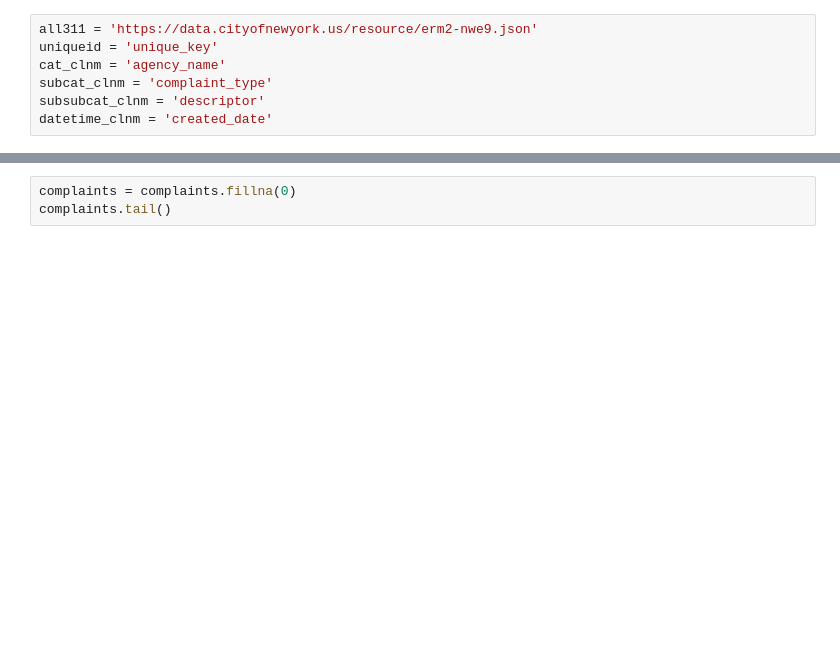
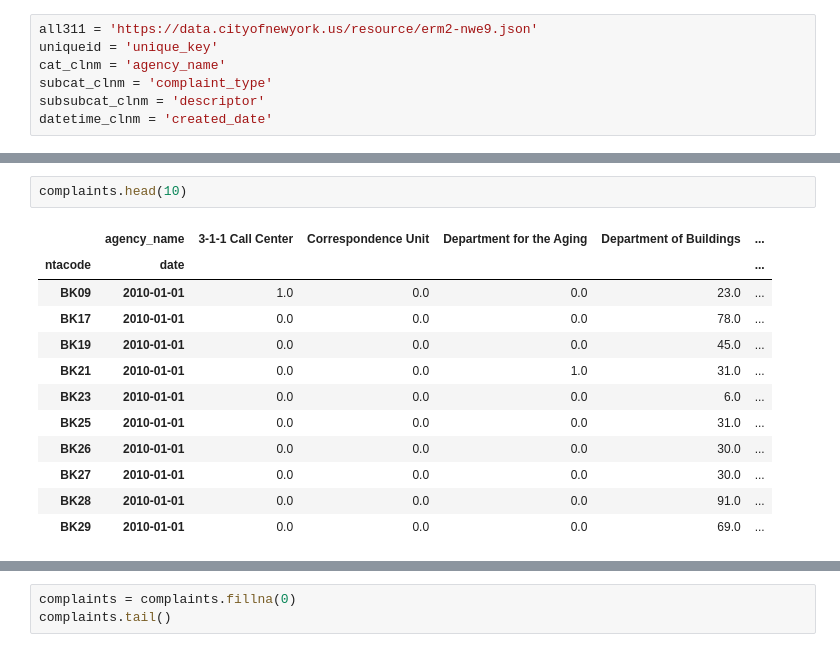
Before and after one commit to emj1020/applied_data_science_final_project, a Jupyter notebook: Scripts/01_get_311_timeseries_data.ipynb, the cells around one changed output, grey strips where cells are left out. Cells and saved outputs as stored; diff of their text form; blank space fills up the shorter version.

```diff
--- a/Scripts/01_get_311_timeseries_data.ipynb
+++ b/Scripts/01_get_311_timeseries_data.ipynb
@@ -154,3 +381,18 @@ nta_nyc.head()
+# %%
+complaints.head(10)
+# %% [output]
+|  | agency_name | 3-1-1 Call Center | Correspondence Unit | Department for the Aging | Department of Buildings | ... |
+| ntacode | date |  |  |  |  | ... |
+| BK09 | 2010-01-01 | 1.0 | 0.0 | 0.0 | 23.0 | ... |
+| BK17 | 2010-01-01 | 0.0 | 0.0 | 0.0 | 78.0 | ... |
+| BK19 | 2010-01-01 | 0.0 | 0.0 | 0.0 | 45.0 | ... |
+| BK21 | 2010-01-01 | 0.0 | 0.0 | 1.0 | 31.0 | ... |
+| BK23 | 2010-01-01 | 0.0 | 0.0 | 0.0 | 6.0 | ... |
+| BK25 | 2010-01-01 | 0.0 | 0.0 | 0.0 | 31.0 | ... |
+| BK26 | 2010-01-01 | 0.0 | 0.0 | 0.0 | 30.0 | ... |
+| BK27 | 2010-01-01 | 0.0 | 0.0 | 0.0 | 30.0 | ... |
+| BK28 | 2010-01-01 | 0.0 | 0.0 | 0.0 | 91.0 | ... |
+| BK29 | 2010-01-01 | 0.0 | 0.0 | 0.0 | 69.0 | ... |
 # %%
 # Step 5: Loop over all months and combine results
 start_date = pd.to_datetime('2010-01-01')
```
Also changed, not shown: parts of 29 cells of this notebook, 5 other files.
